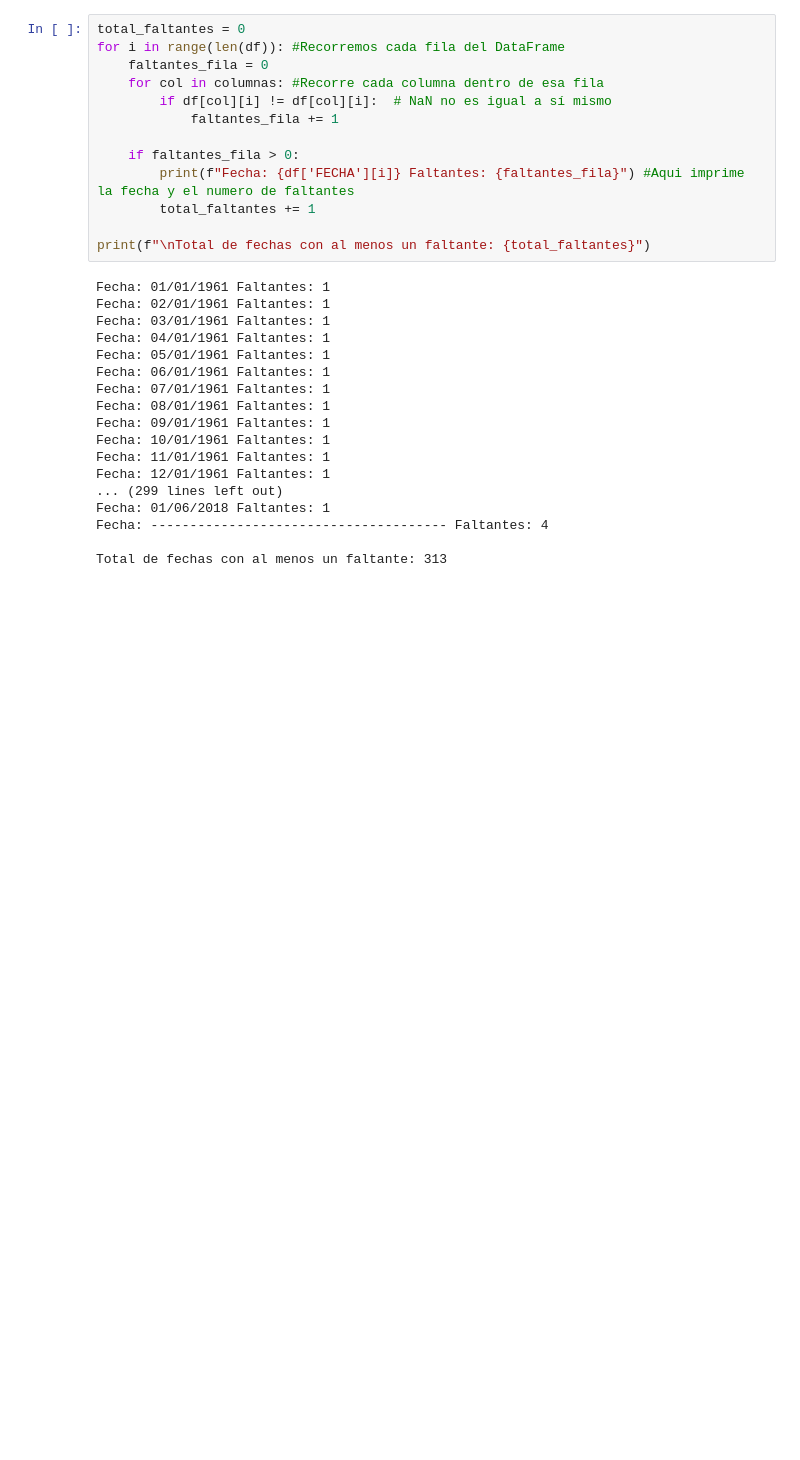
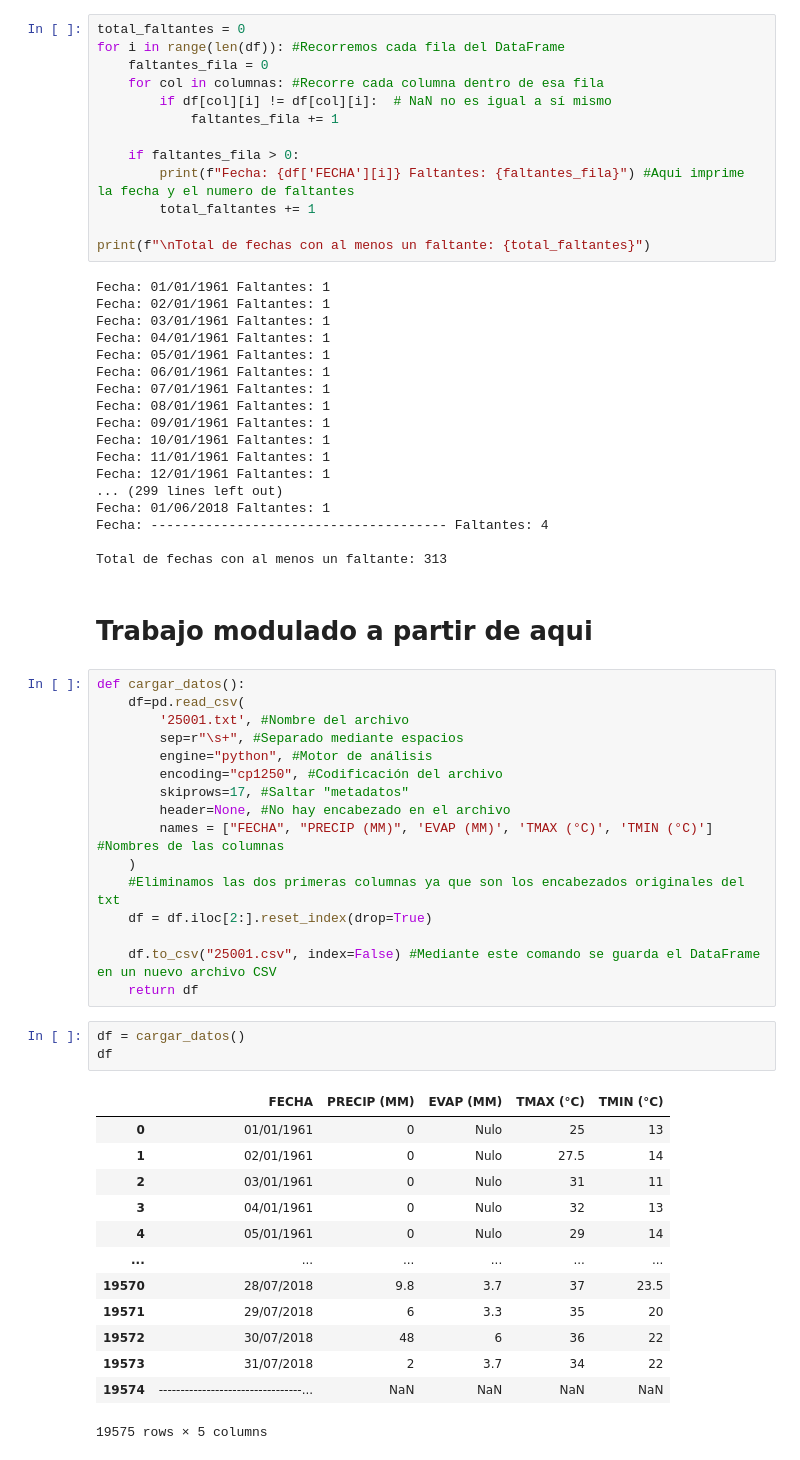
Before and after one commit to LuigyAhuu/Proyecto-2-Ciencia-de-datos, a Jupyter notebook: Proyecto txt.ipynb, the cells around one changed output. Drawn from its saved outputs; the diff is of its cells as text; blank space fills up the shorter version.

```diff
--- a/Proyecto txt.ipynb
+++ b/Proyecto txt.ipynb
@@ -171,3 +171,38 @@ Fecha: 01/06/2018 Faltantes: 1
 Fecha: -------------------------------------- Faltantes: 4
 
 Total de fechas con al menos un faltante: 313
+# %% [markdown]
+# **Trabajo modulado a partir de aqui**
+# %%
+def cargar_datos():
+    df=pd.read_csv(
+        '25001.txt', #Nombre del archivo
+        sep=r"\s+", #Separado mediante espacios
+        engine="python", #Motor de análisis
+        encoding="cp1250", #Codificación del archivo
+        skiprows=17, #Saltar "metadatos"
+        header=None, #No hay encabezado en el archivo
+        names = ["FECHA", "PRECIP (MM)", 'EVAP (MM)', 'TMAX (°C)', 'TMIN (°C)'] #Nombres de las columnas
+    )
+    #Eliminamos las dos primeras columnas ya que son los encabezados originales del txt
+    df = df.iloc[2:].reset_index(drop=True)
+
+    df.to_csv("25001.csv", index=False) #Mediante este comando se guarda el DataFrame en un nuevo archivo CSV
+    return df
+# %%
+df = cargar_datos()
+df
+# %% [output]
+|  | FECHA | PRECIP (MM) | EVAP (MM) | TMAX (°C) | TMIN (°C) |
+| 0 | 01/01/1961 | 0 | Nulo | 25 | 13 |
+| 1 | 02/01/1961 | 0 | Nulo | 27.5 | 14 |
+| 2 | 03/01/1961 | 0 | Nulo | 31 | 11 |
+| 3 | 04/01/1961 | 0 | Nulo | 32 | 13 |
+| 4 | 05/01/1961 | 0 | Nulo | 29 | 14 |
+| ... | ... | ... | ... | ... | ... |
+| 19570 | 28/07/2018 | 9.8 | 3.7 | 37 | 23.5 |
+| 19571 | 29/07/2018 | 6 | 3.3 | 35 | 20 |
+| 19572 | 30/07/2018 | 48 | 6 | 36 | 22 |
+| 19573 | 31/07/2018 | 2 | 3.7 | 34 | 22 |
+| 19574 | ---------------------------------... | NaN | NaN | NaN | NaN |
+19575 rows × 5 columns
```
Also changed, not shown: parts of 9 cells of this notebook.
